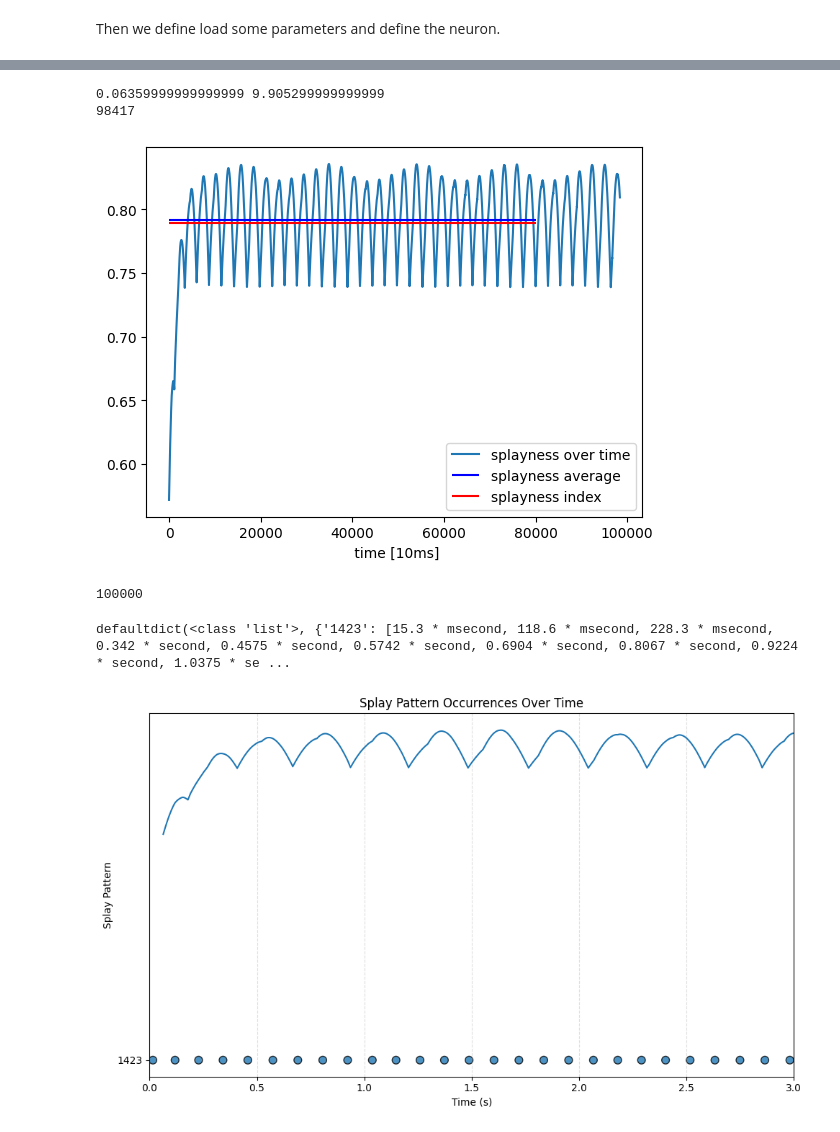
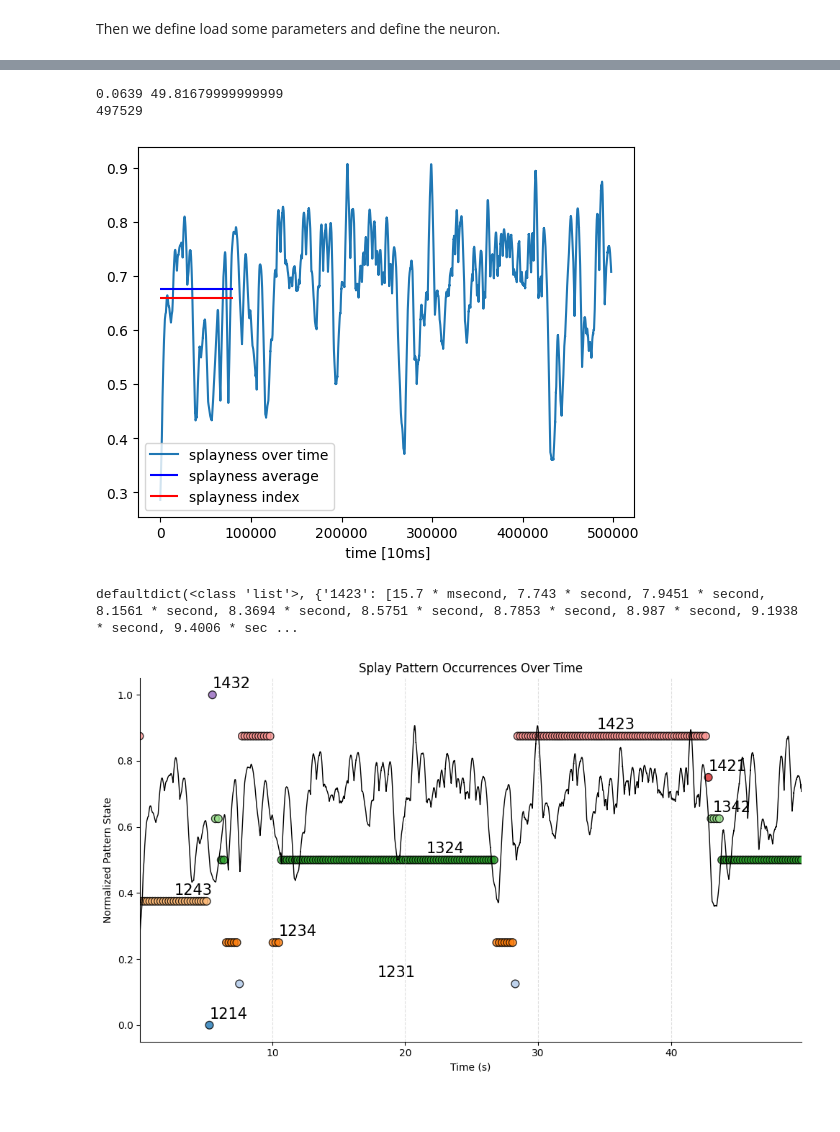
Before and after one commit to AtharvSuryawanshi/Desynchronizing-Neural-Circuits-using-gap-junctions, a Jupyter notebook: splay_state_progression.ipynb, the cells around one changed output, grey strips where cells are left out. Saved outputs shown, nothing was run; the diff lists cells and outputs as text; code cells hidden in the pictures.

Commit message:
commit! state progresssion

```diff
--- a/splay_state_progression.ipynb
+++ b/splay_state_progression.ipynb
@@ -36,17 +36,18 @@ ggap_het = np.load('cfg/ggap_het.npy')*nS
 # ## case1: weak SNL
 # used for figure 3B
 N = 5
+np.random.seed(42)
 g_gap = ggap_het
 # g_gap = .15*nS
-dur = 10*second
-solver = 'rk4'#'rk4'
+dur = 50*second
+solver = 'heun'#'rk4'
 dt = 100*us
 # noise 5e-8 is too high
 # noise 1e-8 it low enough to get 2 states
 # noise 2e-8 gives 10 states!
 
 # try noise levels between
-noise_stdev = None
+noise_stdev = 1e-8
 fname='SNL_weakcoupling_nonoise'
 
 φs_chosen = np.array([0.9, 0.6, 0.5, 0.7, 0.8])
@@ -109,13 +112,9 @@ plt.xlabel(' time [10ms]')
 plt.legend()
 plt.show()
 # %% [output]
-0.06359999999999999 9.905299999999999
-98417
+0.0639 49.81679999999999
+497529
-[figure, old version]
+[figure, new version]
-# %%
-len(StM1.v[0])
-# %% [output]
-100000
 # %%
 from collections import defaultdict
 
@@ -176,40 +175,62 @@ def extract_splay_sequences(spike_ids, spike_times, N=5):
 
     return pattern_times
 # %%
-# patterns_times is your dict from extract_splay_sequences
+# assuming patterns_times = extract_splay_sequences_ignored(SpM1.i, SpM1.t, N=5)
 patterns_times = extract_splay_sequences_ignored(SpM1.i, SpM1.t, N=5)
 print(patterns_times)
-# Get unique patterns and assign each a y-value
+
+# Get unique patterns
 all_patterns = sorted(patterns_times.keys())
-pattern_to_y = {p: i for i, p in enumerate(all_patterns)}
+n_patterns = len(all_patterns)
 
-x = []  # time
-y = []  # pattern index
-colors = []  # color per pattern
+# map patterns to normalized y positions (0–1)
+pattern_to_y = {p: i / (n_patterns - 1) if n_patterns > 1 else 0.5 for i, p in enumerate(all_patterns)}
 
-cmap = plt.get_cmap('tab20')  # 20 distinct colors
+x, y, colors = [], [], []
+cmap = plt.get_cmap('tab20')
 
 for i, pattern in enumerate(all_patterns):
     times = patterns_times[pattern]
     x.extend(times)
-    y.extend([pattern_to_y[pattern]]*len(times))
-    colors.extend([cmap(i % 20)]*len(times))
+    y.extend([pattern_to_y[pattern]] * len(times))
+    colors.extend([cmap(i % 20)] * len(times))
 
-plt.figure(figsize=(10,6))
+plt.figure(figsize=(10, 6))
+
+# scatter of pattern occurrences
 plt.scatter(x, y, c=colors, s=60, edgecolor='k', alpha=0.8)
-times = np.linspace(tmin, tmax, len(get_splayness(SpM1, tmin, tmax, 100e-6)[0]))
-plt.plot(times, get_splayness(SpM1, tmin, tmax, 100e-6)[0], label ='splayness over time')
-plt.yticks(range(len(all_patterns)), all_patterns)
+
+# optional: plot splayness (rescaled if needed)
+splay_values, _ = get_splayness(SpM1, tmin, tmax, 100e-6)
+times = np.linspace(tmin, tmax, len(splay_values))
+plt.plot(times, splay_values, color='black', lw = 1, label='Splayness over time')
+
+# add text labels near their mean position
+for i, pattern in enumerate(all_patterns):
+    times = np.array(patterns_times[pattern])
+    if len(times) > 0:
+        x_pos = np.median(times)
+        y_pos = pattern_to_y[pattern]
+        plt.text(x_pos, y_pos + 0.02, pattern, fontsize=15, ha='left', color='k')
+
 plt.xlabel("Time (s)")
-plt.ylabel("Splay Pattern")
-plt.xlim(0, 3)
+plt.ylabel("Normalized Pattern State")
 plt.title("Splay Pattern Occurrences Over Time")
+plt.xlim(tmin, tmax)
+plt.ylim(-0.05, 1.05)
 plt.grid(axis='x', linestyle='--', alpha=0.4)
+# plt.legend()
+
+# remove top and right spines
+ax = plt.gca()
+ax.spines['top'].set_visible(False)
+ax.spines['right'].set_visible(False)
+
 plt.tight_layout()
 plt.show()
 # %% [output]
-defaultdict(<class 'list'>, {'1423': [15.3 * msecond, 118.6 * msecond, 228.3 * msecond, 0.342 * second, 0.4575 * second, 0.5742 * second, 0.6904 * second, 0.8067 * second, 0.9224 * second, 1.0375 * se ...
+defaultdict(<class 'list'>, {'1423': [15.7 * msecond, 7.743 * second, 7.9451 * second, 8.1561 * second, 8.3694 * second, 8.5751 * second, 8.7853 * second, 8.987 * second, 9.1938 * second, 9.4006 * sec ...
-[figure, old version]
+[figure, new version]
 # %%
 # patterns_times is your dict from extract_splay_sequences
 patterns_times = extract_splay_sequences(SpM1.i, SpM1.t, N=5)
```
Also changed, not shown: parts of 4 cells of this notebook.
